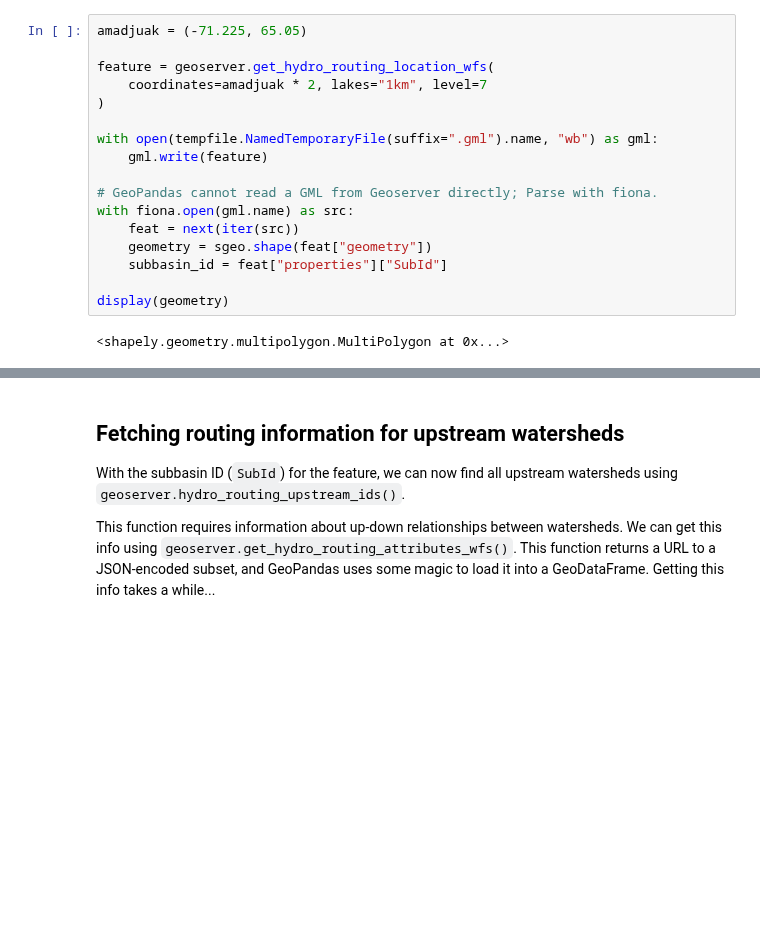
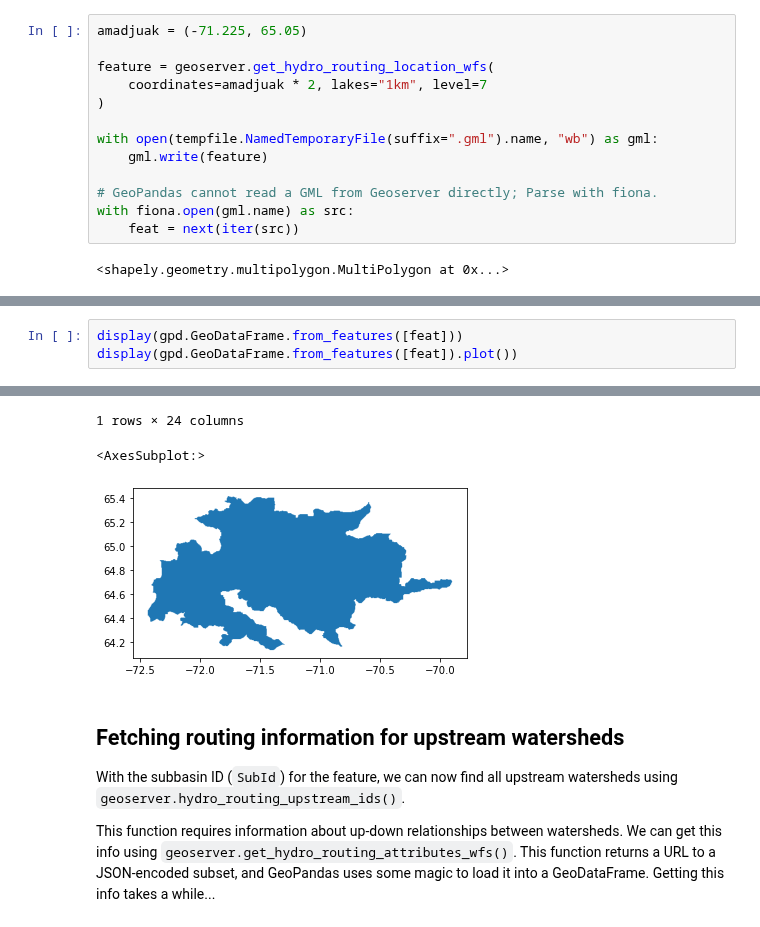
Before and after one commit to CSHS-CWRA/RavenPy, a Jupyter notebook: docs/notebooks/hydro_routing_product_example.ipynb, the cells around one changed output, grey strips where cells are left out. Cells and saved outputs as stored; diff of their text form; blank space fills up the shorter version.

```diff
--- a/docs/notebooks/hydro_routing_product_example.ipynb
+++ b/docs/notebooks/hydro_routing_product_example.ipynb
@@ -37,9 +37,5 @@ with open(tempfile.NamedTemporaryFile(suffix=".gml").name, "wb") as gml:
 # GeoPandas cannot read a GML from Geoserver directly; Parse with fiona.
 with fiona.open(gml.name) as src:
     feat = next(iter(src))
-    geometry = sgeo.shape(feat["geometry"])
-    subbasin_id = feat["properties"]["SubId"]
-
-display(geometry)
 # %% [output]
 <shapely.geometry.multipolygon.MultiPolygon at 0x...>
@@ -51,0 +42,4 @@ gpd.GeoDataFrame.from_features([feat])
+# %%
+display(gpd.GeoDataFrame.from_features([feat]))
+display(gpd.GeoDataFrame.from_features([feat]).plot())
+# %% [output]
@@ -52,3 +48,6 @@ gpd.GeoDataFrame.from_features([feat])
+1 rows × 24 columns
+<AxesSubplot:>
+[figure, added]
 # %% [markdown]
 ## Fetching routing information for upstream watersheds
 
```
Also changed, not shown: parts of 2 cells of this notebook.
